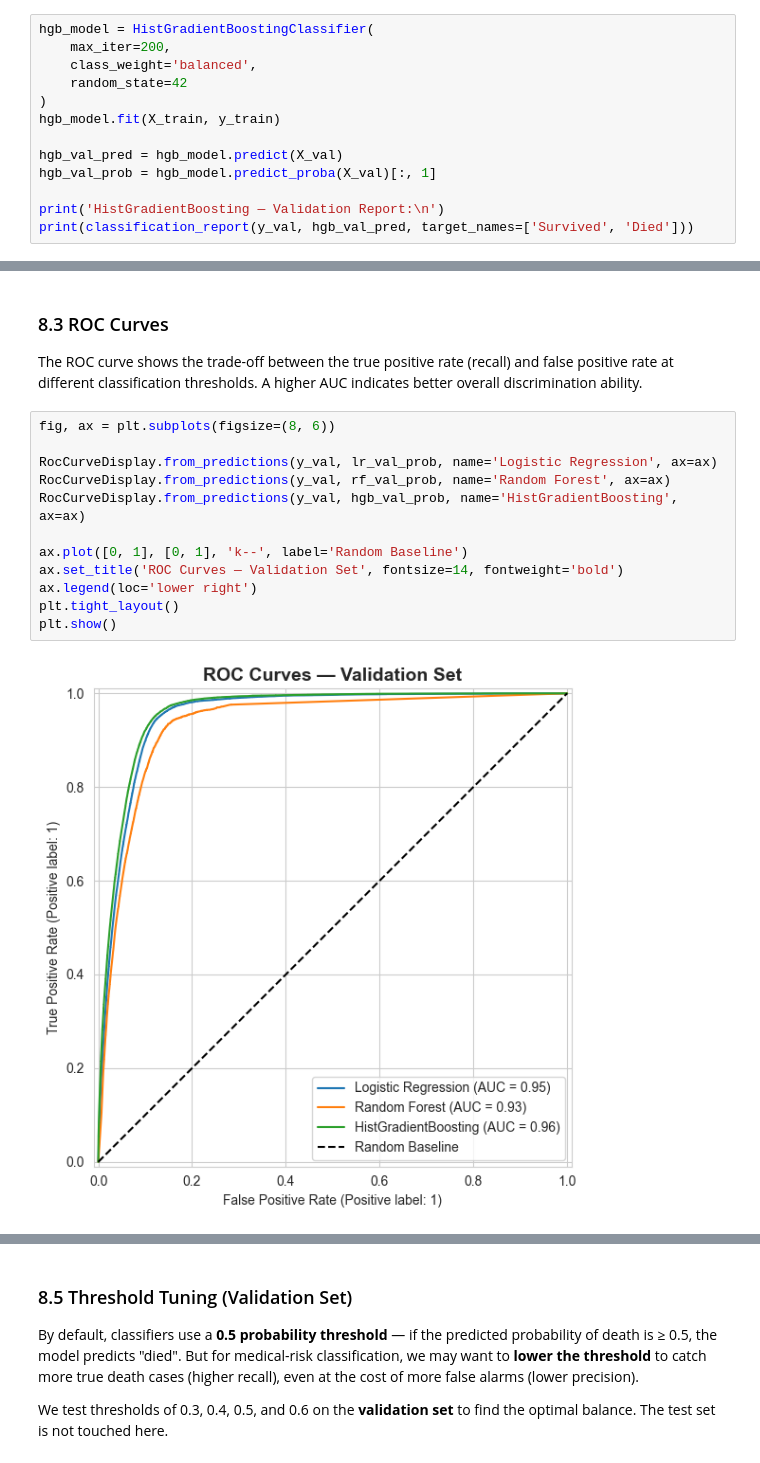
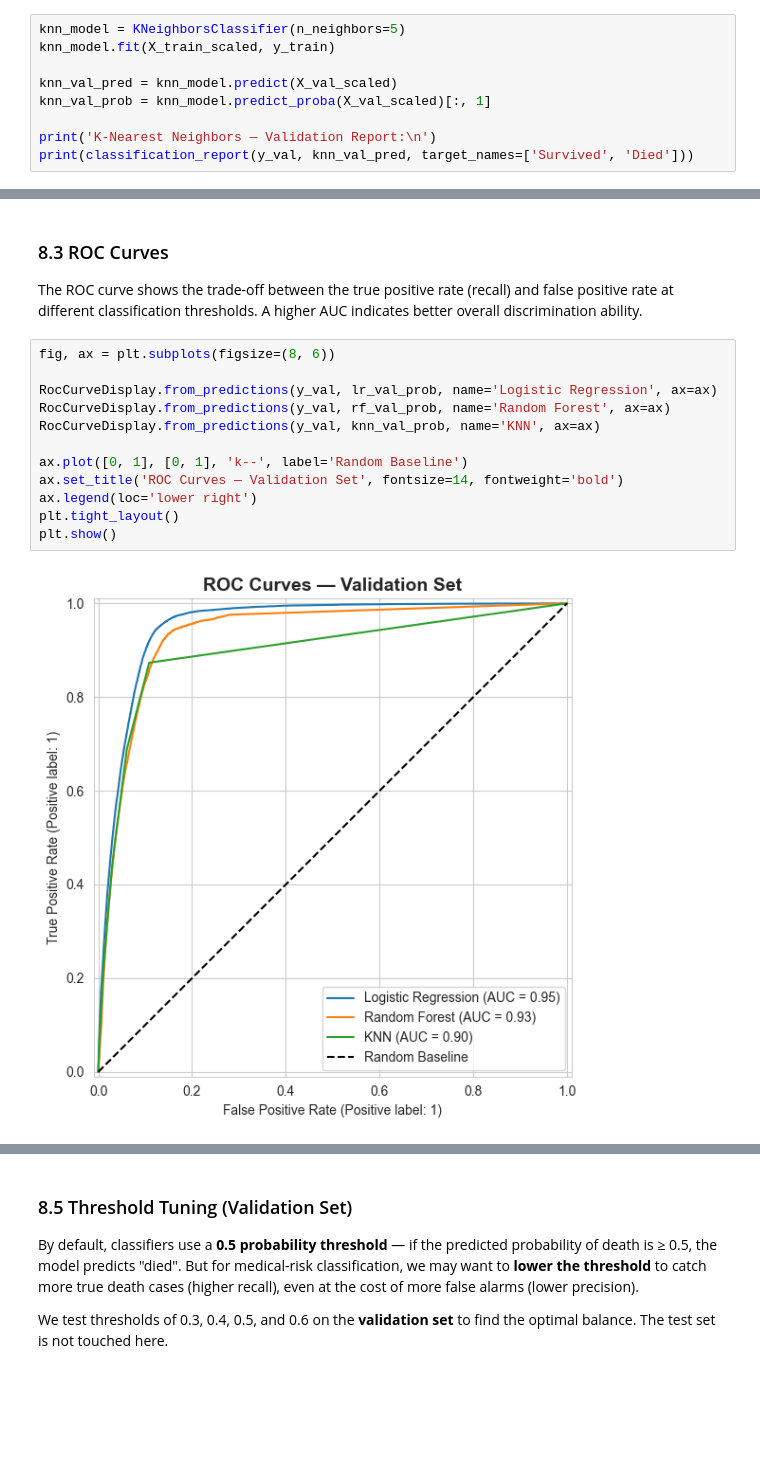
Before and after one commit to Shu6136713/covid19_final_ML_project, a Jupyter notebook: modeling.ipynb, the cells around one changed output, grey strips where cells are left out. Saved outputs shown, nothing was run; the diff lists cells and outputs as text; blank space fills up the shorter version.

```diff
--- a/modeling.ipynb
+++ b/modeling.ipynb
@@ -305,14 +306,10 @@ A modern gradient boosting implementation built into scikit-learn. It builds tre
 # %%
-hgb_model = HistGradientBoostingClassifier(
-    max_iter=200,
-    class_weight='balanced',
-    random_state=42
-)
-hgb_model.fit(X_train, y_train)
+knn_model = KNeighborsClassifier(n_neighbors=5)
+knn_model.fit(X_train_scaled, y_train)
 
-hgb_val_pred = hgb_model.predict(X_val)
-hgb_val_prob = hgb_model.predict_proba(X_val)[:, 1]
+knn_val_pred = knn_model.predict(X_val_scaled)
+knn_val_prob = knn_model.predict_proba(X_val_scaled)[:, 1]
 
-print('HistGradientBoosting — Validation Report:\n')
-print(classification_report(y_val, hgb_val_pred, target_names=['Survived', 'Died']))
+print('K-Nearest Neighbors — Validation Report:\n')
+print(classification_report(y_val, knn_val_pred, target_names=['Survived', 'Died']))
 # %% [output]
@@ -418,17 +415,17 @@ The ROC curve shows the trade-off between the true positive rate (recall) and fa
 # %%
 fig, ax = plt.subplots(figsize=(8, 6))
 
 RocCurveDisplay.from_predictions(y_val, lr_val_prob, name='Logistic Regression', ax=ax)
 RocCurveDisplay.from_predictions(y_val, rf_val_prob, name='Random Forest', ax=ax)
-RocCurveDisplay.from_predictions(y_val, hgb_val_prob, name='HistGradientBoosting', ax=ax)
+RocCurveDisplay.from_predictions(y_val, knn_val_prob, name='KNN', ax=ax)
 
 ax.plot([0, 1], [0, 1], 'k--', label='Random Baseline')
 ax.set_title('ROC Curves — Validation Set', fontsize=14, fontweight='bold')
 ax.legend(loc='lower right')
 plt.tight_layout()
 plt.show()
 # %% [output]
-[figure, old version]
+[figure, new version]
 # %% [markdown]
 ### 8.4 Cross-Validation on Training Set
 
```
Also changed, not shown: parts of 18 cells of this notebook, 1 other file.
